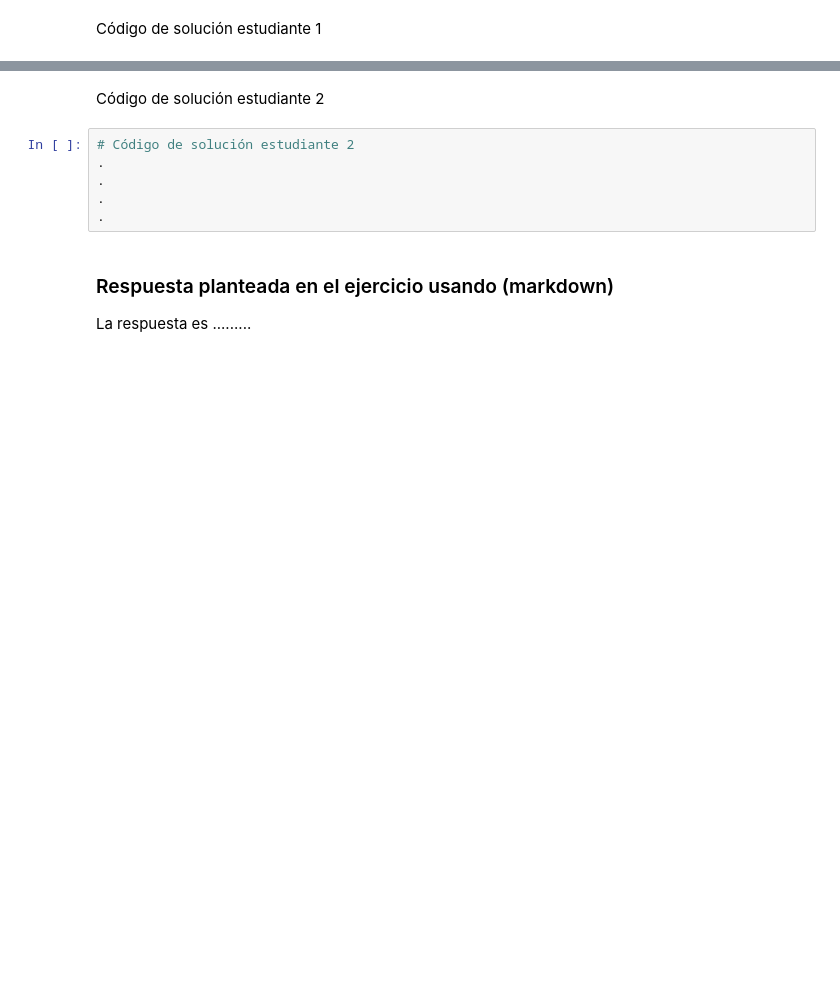
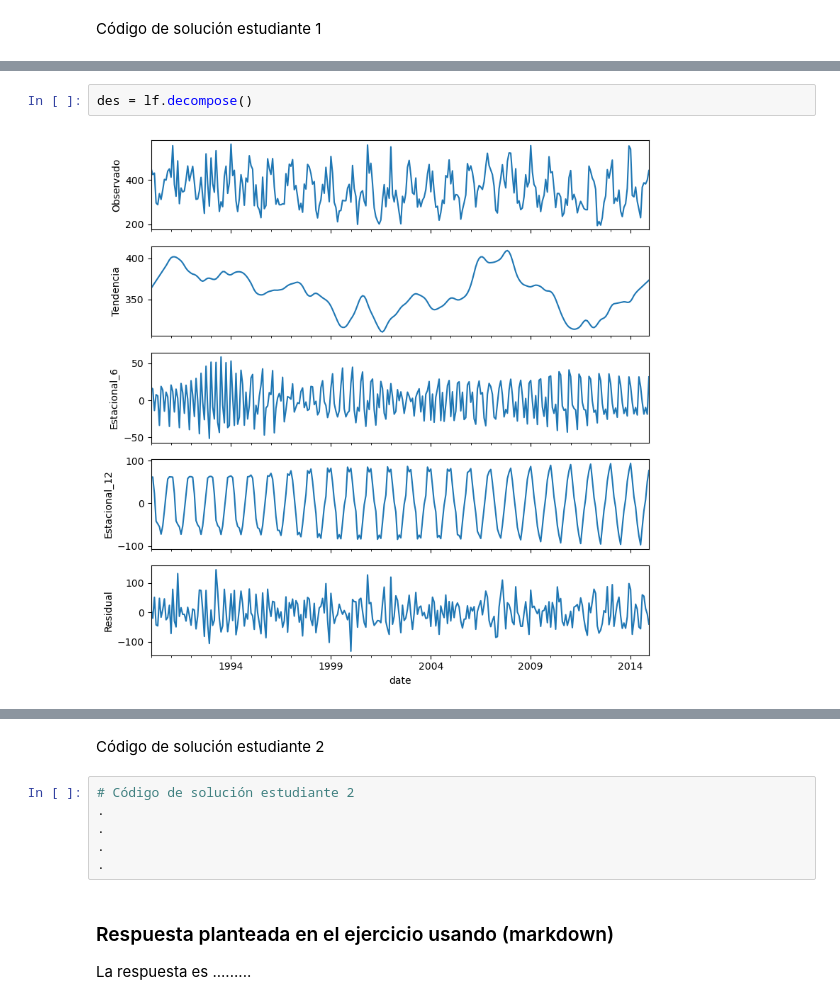
Before and after one commit to ChristaBarrios/Tarea_3_CIBarrios_JAContreras, a Jupyter notebook: Plantilla_Tareas.ipynb, the cells around one changed output, grey strips where cells are left out. Drawn from its saved outputs; the diff is of its cells as text; blank space fills up the shorter version.

```diff
--- a/Plantilla_Tareas.ipynb
+++ b/Plantilla_Tareas.ipynb
@@ -42,0 +225,4 @@ Código de solución estudiante 1
+# %%
+des = lf.decompose()
+# %% [output]
+[figure, added]
```
Also changed, not shown: parts of 31 cells of this notebook.
